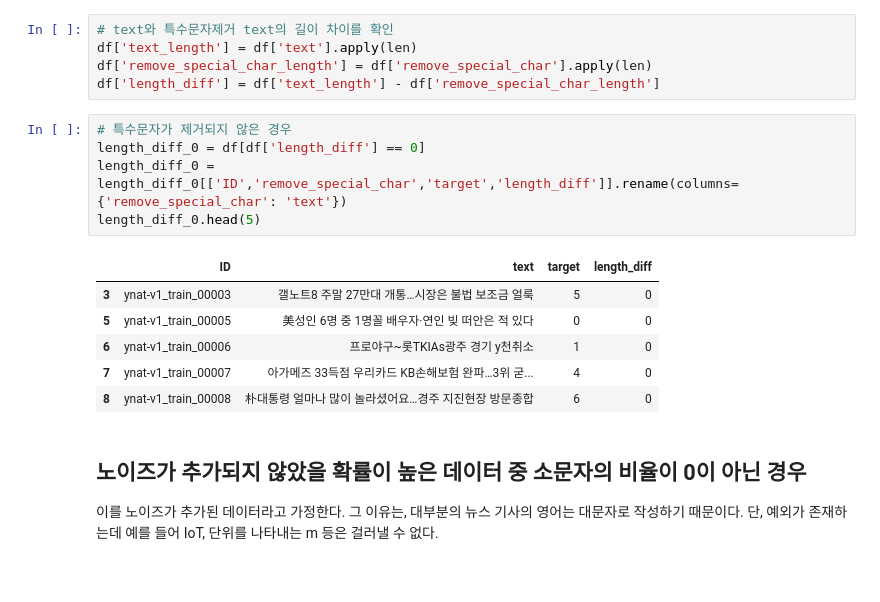
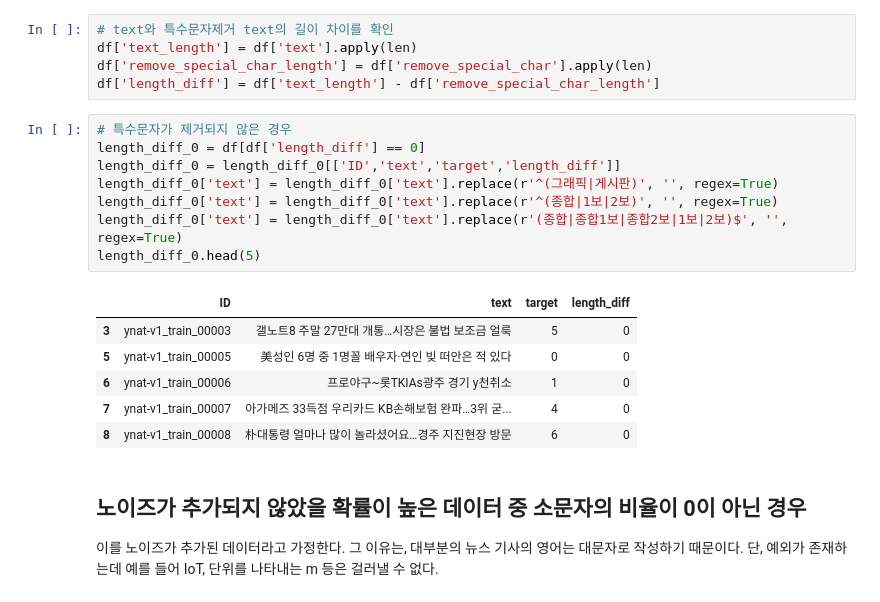
Before and after one commit to yeseoLee/Data-Centric-Topic-Classification, a Jupyter notebook: notebooks/noise_eda_using_special_char.ipynb, the cells around one changed output. Saved outputs shown, nothing was run; the diff lists cells and outputs as text.

```diff
--- a/notebooks/noise_eda_special_char.ipynb
+++ b/notebooks/noise_eda_using_special_char.ipynb
@@ -70,15 +70,18 @@ df['length_diff'] = df['text_length'] - df['remove_special_char_length']
 # %%
 # 특수문자가 제거되지 않은 경우
 length_diff_0 = df[df['length_diff'] == 0]
-length_diff_0 = length_diff_0[['ID','remove_special_char','target','length_diff']].rename(columns={'remove_special_char': 'text'})
+length_diff_0 = length_diff_0[['ID','text','target','length_diff']]
+length_diff_0['text'] = length_diff_0['text'].replace(r'^(그래픽|게시판)', '', regex=True)
+length_diff_0['text'] = length_diff_0['text'].replace(r'^(종합|1보|2보)', '', regex=True)
+length_diff_0['text'] = length_diff_0['text'].replace(r'(종합|종합1보|종합2보|1보|2보)$', '', regex=True)
 length_diff_0.head(5)
 # %% [output]
 |  | ID | text | target | length_diff |
 | 3 | ynat-v1_train_00003 | 갤노트8 주말 27만대 개통…시장은 불법 보조금 얼룩 | 5 | 0 |
 | 5 | ynat-v1_train_00005 | 美성인 6명 중 1명꼴 배우자·연인 빚 떠안은 적 있다 | 0 | 0 |
 | 6 | ynat-v1_train_00006 | 프로야구~롯TKIAs광주 경기 y천취소 | 1 | 0 |
 | 7 | ynat-v1_train_00007 | 아가메즈 33득점 우리카드 KB손해보험 완파…3위 굳... | 4 | 0 |
-| 8 | ynat-v1_train_00008 | 朴대통령 얼마나 많이 놀라셨어요…경주 지진현장 방문종합 | 6 | 0 |
+| 8 | ynat-v1_train_00008 | 朴대통령 얼마나 많이 놀라셨어요…경주 지진현장 방문 | 6 | 0 |
 # %% [markdown]
 ## 노이즈가 추가되지 않았을 확률이 높은 데이터 중 소문자의 비율이 0이 아닌 경우
 이를 노이즈가 추가된 데이터라고 가정한다. 그 이유는, 대부분의 뉴스 기사의 영어는 대문자로 작성하기 때문이다. 단, 예외가 존재하는데 예를 들어 IoT, 단위를 나타내는 m 등은 걸러낼 수 없다.
```
Also changed, not shown: parts of 5 cells of this notebook.
